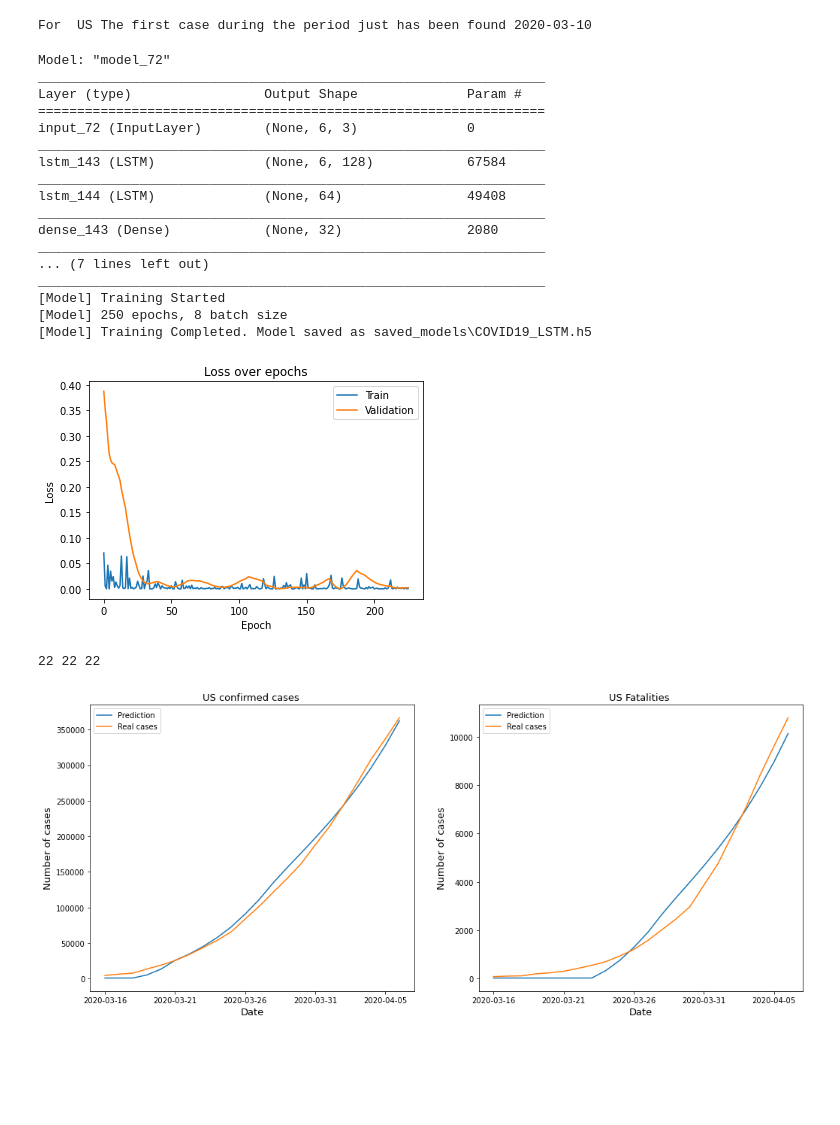
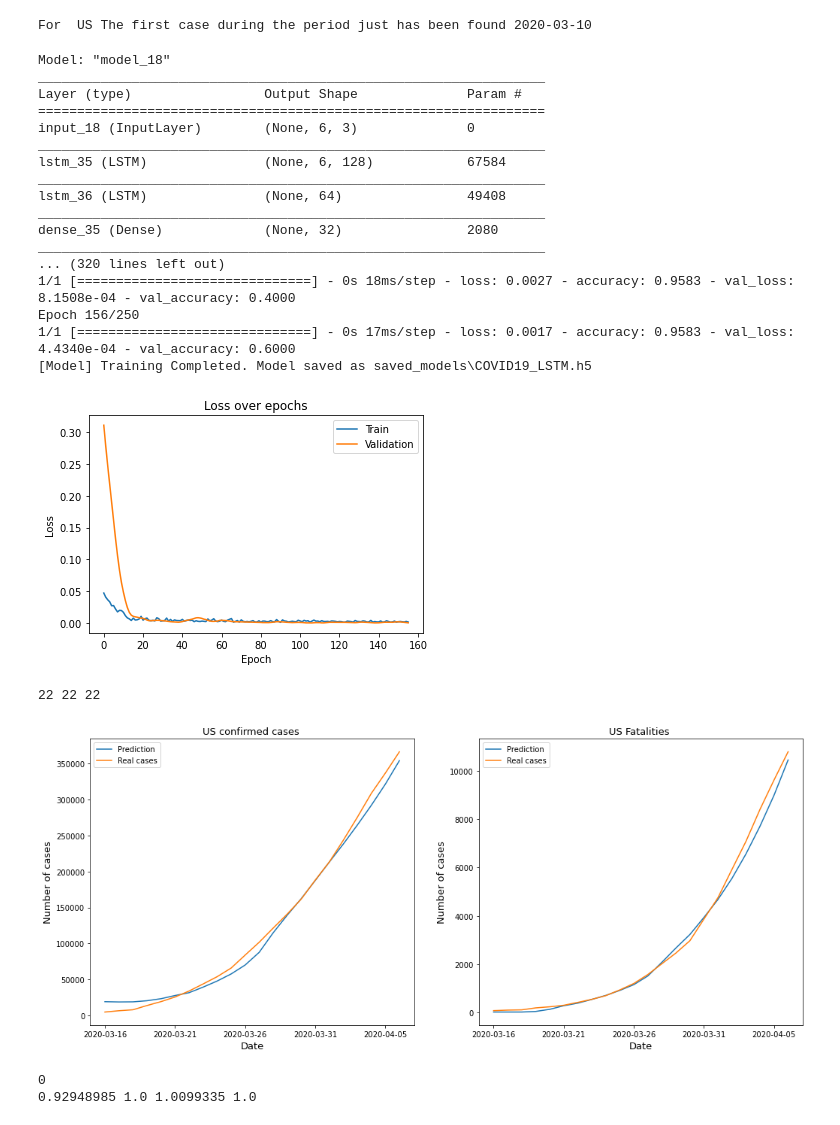
Before and after one commit to nanguoyu/COVID19-Global-Forecasting, a Jupyter notebook: SimpleLSTMModel.ipynb, the cells around one changed output. Saved outputs shown, nothing was run; the diff lists cells and outputs as text; code cells hidden in the pictures; blank space fills up the shorter version.

Commit message:
Update Data Split Method

```diff
--- a/SimpleLSTMModel.ipynb
+++ b/SimpleLSTMModel.ipynb
@@ -174,8 +211,14 @@ data_CandF = data.values[:,0:2]
 # Consider all features
 data_multi_features = data.values
 
-scaled_train1, scaled_val1, sc1 = MaxMinNormalization(data)
-scaled_train2, scaled_val2, sc2 = MaxMinNormalization(data_CandF)
-scaled_train3, scaled_val3, sc3 = MaxMinNormalization(data_multi_features)
+scaled_train1, scaled_val1, sc1 = MaxMinNormalization(data = data, split=0.8)
+scaled_train2, scaled_val2, sc2 = MaxMinNormalization(data = data_CandF, split=0.8)
+scaled_train3, scaled_val3, sc3 = MaxMinNormalization(data = data_multi_features, split=0.8)
 # %% [output]
 For  US The first case during the period just has been found 2020-03-10
+# %%
+scaled_data_a, sca = MaxMinNormalization2(data = data)
+scaled_data_b,scb = MaxMinNormalization2(data = data_CandF)
+scaled_data_c, scc = MaxMinNormalization2(data = data_multi_features)
+# %%
+data_gen = TimeseriesGenerator(scaled_data_c,scaled_data_b, length = time_step, batch_size=1)
@@ -182,3 +228,22 @@ For  US The first case during the period just has been found 2020-03-10
+# %%
+# data_gen[:int(len(data_gen) * split)]
+X_train = []
+Y_train = []
+X_val = []
+Y_val = []
+num_train = int(split*len(data_gen))
+for i in range(len(data_gen)):
+    X,Y= data_gen[i]
+    if i<= num_train:
+        X_train.append(X[0])
+        Y_train.append(Y[0])
+    else:
+        X_val.append(X[0])
+        Y_val.append(Y[0])
+X_train = np.array(X_train)
+Y_train = np.array(Y_train)
+X_val = np.array(X_val)
+Y_val = np.array(Y_val)
 # %%
 epochs = 250
 batch_size = 8
@@ -186,46 +251,45 @@ save_fname = os.path.join(save_dir, 'COVID19_LSTM.h5')
 # %%
 nfeatures = data.shape[1]
 time_step = 6
 # Data generator
-train_generator = TimeseriesGenerator(scaled_train3,scaled_train2, length = time_step, batch_size=1)
-validation_gen = TimeseriesGenerator(scaled_val3,scaled_val2, length=time_step, batch_size=1)
 
 model = aLSTM(time_step, nfeatures=nfeatures)
 print('[Model] Training Started')
 print('[Model] %s epochs, %s batch size' % (epochs, batch_size))
 
 # model.load_weights(save_fname)
 callbacks = [
     EarlyStopping(monitor='val_loss', patience=50),
     ModelCheckpoint(filepath=save_fname, monitor='val_loss', save_best_only=True),
 #     TensorBoard(log_dir='./logs')
 ]
-history = model.fit_generator(train_generator,
-                    validation_data=validation_gen,
-                    callbacks=callbacks,steps_per_epoch=1,epochs=epochs,verbose=0)
+history = model.fit(x=X_train,y=Y_train,
+                    validation_data=(X_val,Y_val),
+                    validation_steps=1,
+                    callbacks=callbacks,steps_per_epoch=1,epochs=epochs,verbose=1)
 model.save(save_fname)
 print('[Model] Training Completed. Model saved as %s' % save_fname)
 printFigure(history)
 # Performance in train data
 Confirmed_train, Fatalities_train = plotTrainFigure(model, train_generator, data, sc2, time_step, country=country)
 # %% [output]
-Model: "model_72"
+Model: "model_18"
 _________________________________________________________________
 Layer (type)                 Output Shape              Param #
 =================================================================
-input_72 (InputLayer)        (None, 6, 3)              0
+input_18 (InputLayer)        (None, 6, 3)              0
 _________________________________________________________________
-lstm_143 (LSTM)              (None, 6, 128)            67584
+lstm_35 (LSTM)               (None, 6, 128)            67584
 _________________________________________________________________
-lstm_144 (LSTM)              (None, 64)                49408
+lstm_36 (LSTM)               (None, 64)                49408
 _________________________________________________________________
-dense_143 (Dense)            (None, 32)                2080
+dense_35 (Dense)             (None, 32)                2080
 _________________________________________________________________
-... (7 lines left out)
-_________________________________________________________________
-[Model] Training Started
-[Model] 250 epochs, 8 batch size
+... (320 lines left out)
+1/1 [==============================] - 0s 18ms/step - loss: 0.0027 - accuracy: 0.9583 - val_loss: 8.1508e-04 - val_accuracy: 0.4000
+Epoch 156/250
+1/1 [==============================] - 0s 17ms/step - loss: 0.0017 - accuracy: 0.9583 - val_loss: 4.4340e-04 - val_accuracy: 0.6000
 [Model] Training Completed. Model saved as saved_models\COVID19_LSTM.h5
-[figure, old version]
+[figure, new version]
 22 22 22
-[figure, old version]
+[figure, new version]
@@ -231,0 +298,15 @@ _________________________________________________________________
+# %%
+for i in range(len(validation_gen)):
+    print(i)
+    testx, testy = validation_gen[i]
+
+    pre = model.predict(testx)
+
+    confirmed_pre = pre[0][0]
+    confirmed_truth = testy[0][0]
+    fatalities_pre = pre[0][1]
+    fatalities_truth = testy[0][1]
+    print(confirmed_pre,  confirmed_truth,  fatalities_pre, fatalities_truth)
+# %% [output]
+0
+0.92948985 1.0 1.0099335 1.0
```
Also changed, not shown: parts of 8 cells of this notebook.
